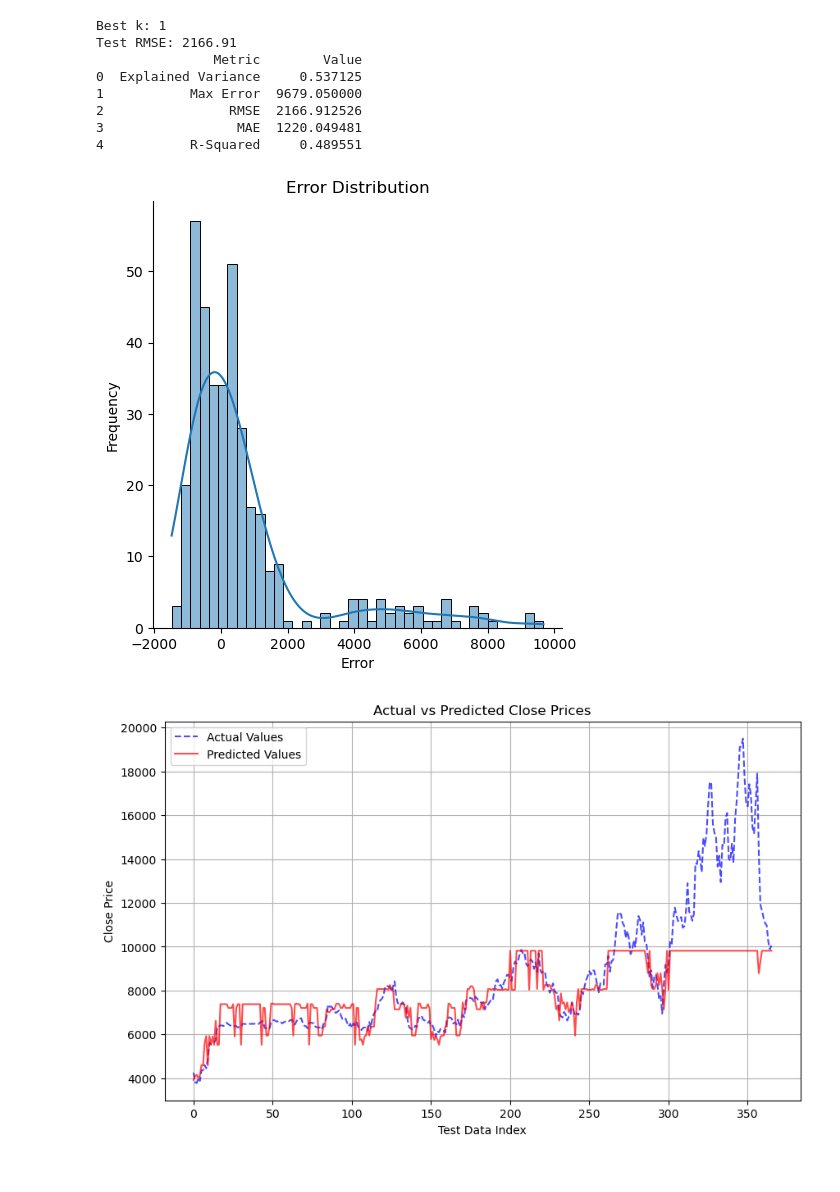
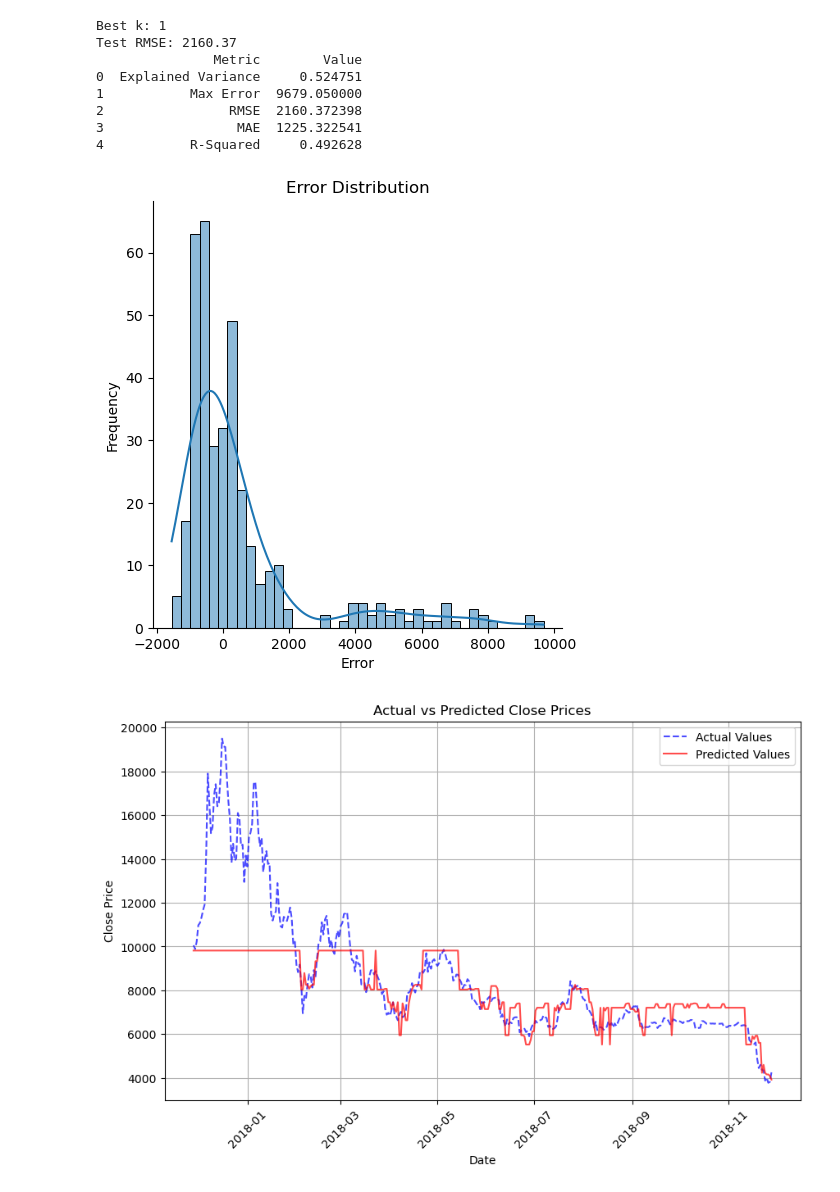
Before and after one commit to ryyeh/dsi-team4-project, a Jupyter notebook: code/Mung_knn_regression/knn_regression_btc.ipynb, the cells around one changed output. Drawn from its saved outputs; the diff is of its cells as text; code cells hidden in the pictures.

Commit message:
modifications made on scaler, graph and post-analysis

```diff
--- a/code/Mung_knn_regression/knn_regression_btc.ipynb
+++ b/code/Mung_knn_regression/knn_regression_btc.ipynb
@@ -87,7 +88,7 @@ X_test = test[['T-1', 'T-2', 'T-3', 'T-4', 'T-5', 'MA_5_change%']]
 y_test = test['close']
 
 # Standardize features
-scaler = StandardScaler()
+scaler = MinMaxScaler()
 X_train_scaled = scaler.fit_transform(X_train)
 X_test_scaled = scaler.transform(X_test)
 # %%
@@ -119,40 +120,41 @@ r_squared = r2_score(y_test, predicted)
 # Create a DataFrame for metrics
 metrics = {
     'Metric': ['Explained Variance', 'Max Error', 'RMSE', 'MAE', 'R-Squared'],
     'Value': [explained_variance, max_error_value, rmse, mae, r_squared]
 }
 
 metrics_df = pd.DataFrame(metrics)
 
 # Display the metrics table
 print(metrics_df)
 
 # Graph 1: Error distribution plot
 error = y_test - predicted
 sns.displot(error, kde=True, bins=40)
 plt.title('Error Distribution')
 plt.xlabel('Error')
 plt.ylabel('Frequency')
 plt.show()
 
 # Graph 2: Actual vs Predicted values
 plt.figure(figsize=(10, 6))
-plt.plot(y_test.values, label='Actual Values', color='blue', linestyle='dashed', alpha=0.7)
-plt.plot(predicted, label='Predicted Values', color='red', alpha=0.7)
+plt.plot(test['date'], y_test.values, label='Actual Values', color='blue', linestyle='dashed', alpha=0.7)
+plt.plot(test['date'], predicted, label='Predicted Values', color='red', alpha=0.7)
 plt.title('Actual vs Predicted Close Prices')
-plt.xlabel('Test Data Index')
+plt.xlabel('Date')
 plt.ylabel('Close Price')
+plt.xticks(rotation=45)  # Rotate x-axis labels for better readability
 plt.legend()
 plt.grid(True)
 plt.show()
 # %% [output]
 Best k: 1
-Test RMSE: 2166.91
+Test RMSE: 2160.37
                Metric        Value
-0  Explained Variance     0.537125
+0  Explained Variance     0.524751
 1           Max Error  9679.050000
-2                RMSE  2166.912526
-3                 MAE  1220.049481
-4           R-Squared     0.489551
+2                RMSE  2160.372398
+3                 MAE  1225.322541
+4           R-Squared     0.492628
-[figure, old version]
+[figure, new version]
-[figure, old version]
+[figure, new version]
```
Also changed, not shown: parts of 3 cells of this notebook, 1 other file.
